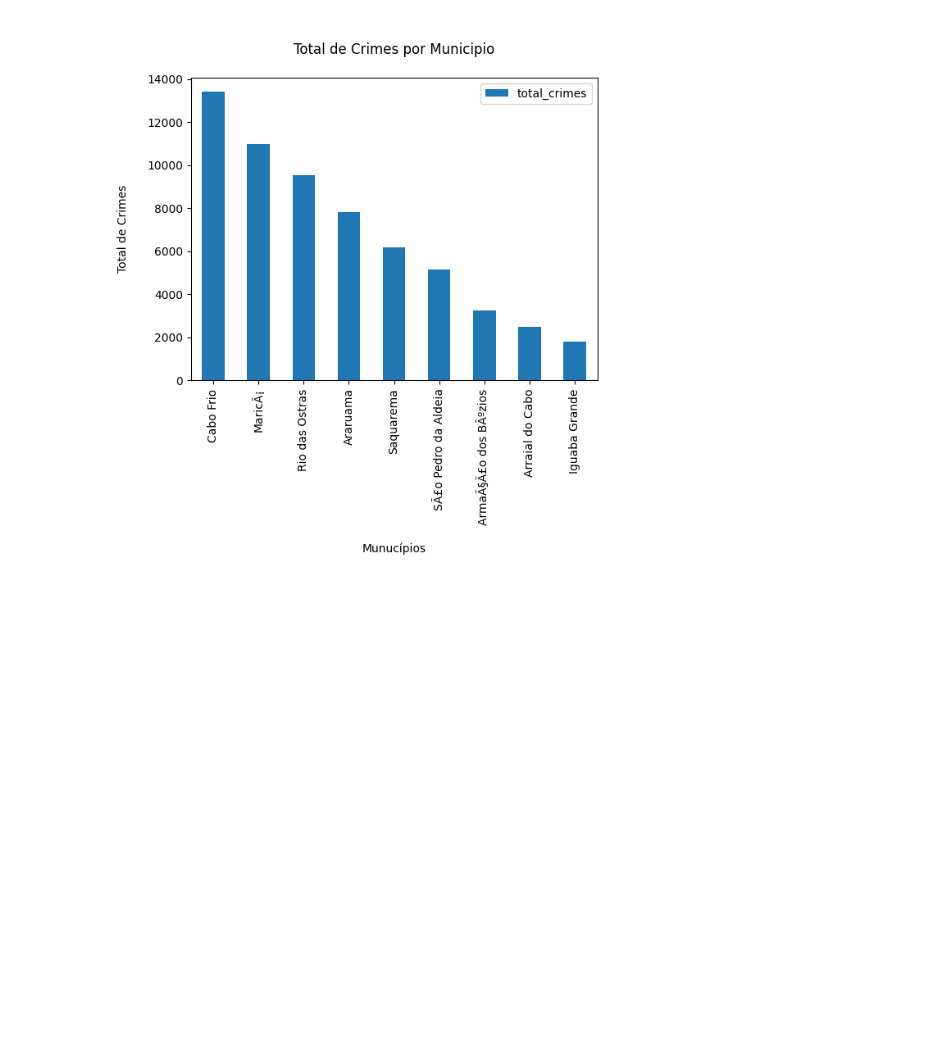
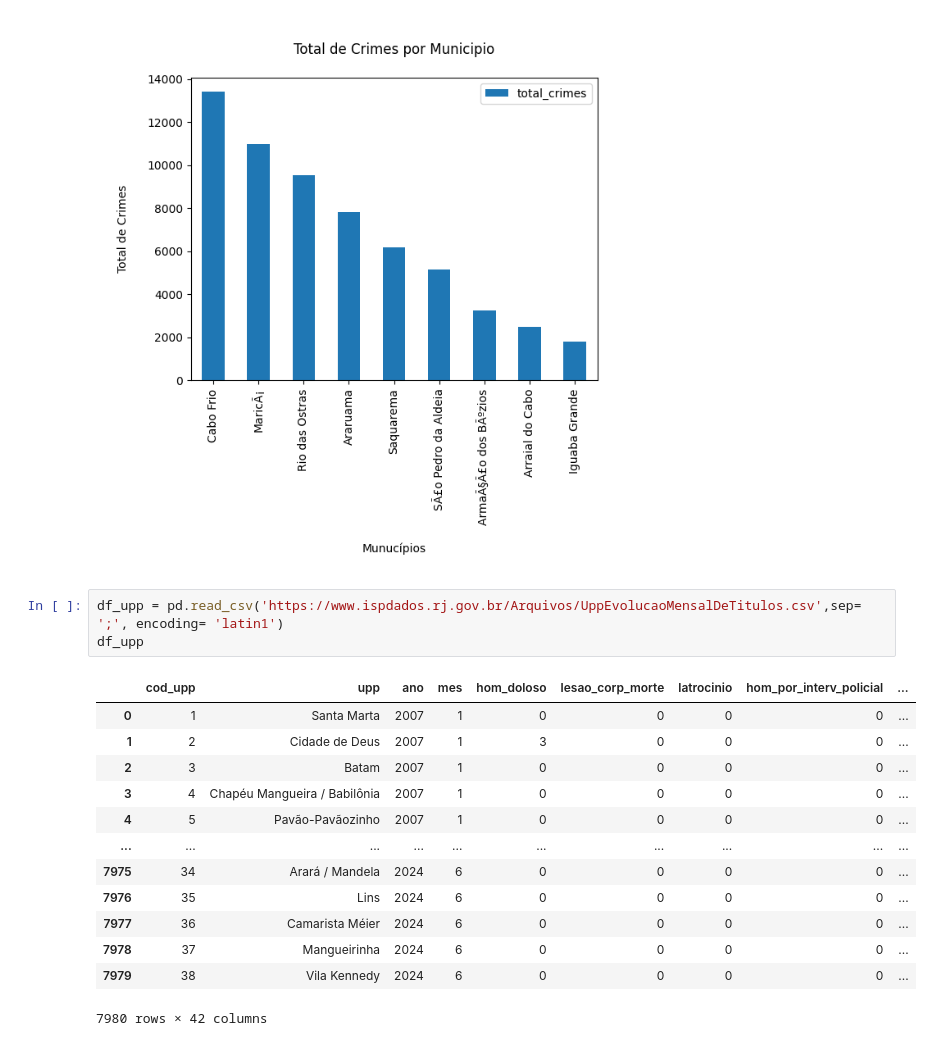
Before and after one commit to cfernandesrj/Projeto-Seguran-a, a Jupyter notebook: Projeto Analise de Segurança Publica.ipynb, the cells around one changed output. Drawn from its saved outputs; the diff is of its cells as text; blank space fills up the shorter version.

```diff
--- a/Projeto Analise de Segurança Publica.ipynb
+++ b/Projeto Analise de Segurança Publica.ipynb
@@ -469,3 +469,20 @@ plt.show
 # %% [output]
 <function matplotlib.pyplot.show(close=None, block=None)>
 [figure]
+# %%
+df_upp = pd.read_csv('https://www.ispdados.rj.gov.br/Arquivos/UppEvolucaoMensalDeTitulos.csv',sep= ';', encoding= 'latin1')
+df_upp
+# %% [output]
+|  | cod_upp | upp | ano | mes | hom_doloso | lesao_corp_morte | latrocinio | hom_por_interv_policial | ... |
+| 0 | 1 | Santa Marta | 2007 | 1 | 0 | 0 | 0 | 0 | ... |
+| 1 | 2 | Cidade de Deus | 2007 | 1 | 3 | 0 | 0 | 0 | ... |
+| 2 | 3 | Batam | 2007 | 1 | 0 | 0 | 0 | 0 | ... |
+| 3 | 4 | Chapéu Mangueira / Babilônia | 2007 | 1 | 0 | 0 | 0 | 0 | ... |
+| 4 | 5 | Pavão-Pavãozinho | 2007 | 1 | 0 | 0 | 0 | 0 | ... |
+| ... | ... | ... | ... | ... | ... | ... | ... | ... | ... |
+| 7975 | 34 | Arará / Mandela | 2024 | 6 | 0 | 0 | 0 | 0 | ... |
+| 7976 | 35 | Lins | 2024 | 6 | 0 | 0 | 0 | 0 | ... |
+| 7977 | 36 | Camarista Méier | 2024 | 6 | 0 | 0 | 0 | 0 | ... |
+| 7978 | 37 | Mangueirinha | 2024 | 6 | 0 | 0 | 0 | 0 | ... |
+| 7979 | 38 | Vila Kennedy | 2024 | 6 | 0 | 0 | 0 | 0 | ... |
+7980 rows × 42 columns
```
Also changed, not shown: parts of 6 cells of this notebook.
